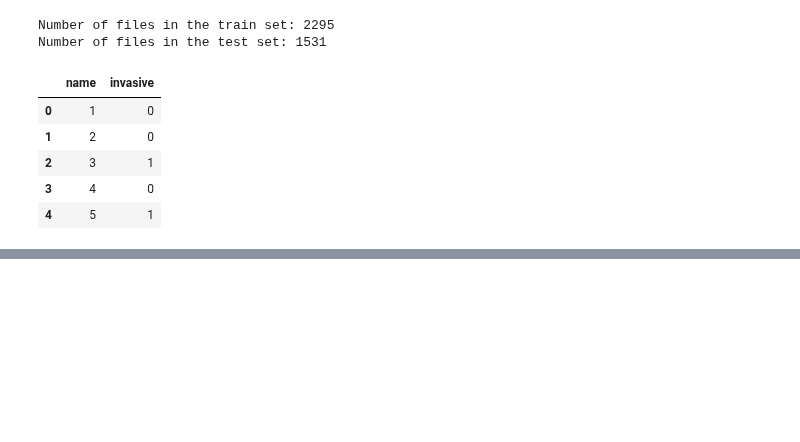
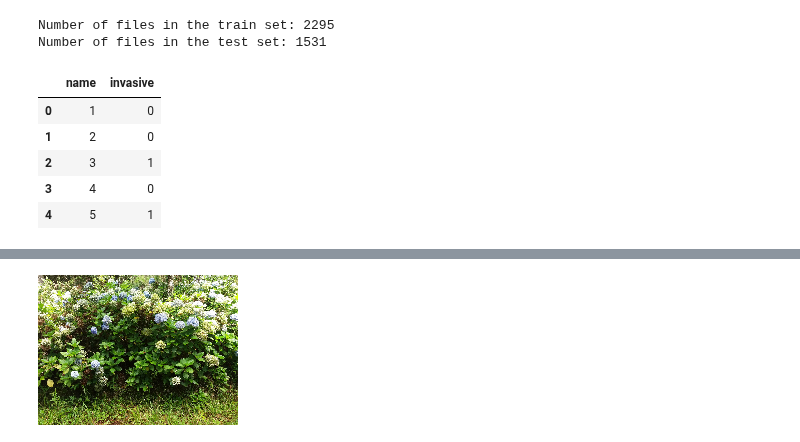
Before and after one commit to alekseisolovev/kaggle, a Jupyter notebook: invasive-species/nn_vgg16.ipynb, the cells around one changed output, grey strips where cells are left out. Drawn from its saved outputs; the diff is of its cells as text; code cells hidden in the pictures; blank space fills up the shorter version.

```diff
--- a/invasive-species/nn_vgg16.ipynb
+++ b/invasive-species/nn_vgg16.ipynb
@@ -67,3 +90,7 @@ for i in range(795):
+# %%
+array_to_img(X_tr[2])
+# %% [output]
+[figure, added]
 # %%
 from keras.models import Sequential, Model, load_model
 from keras import applications
```
Also changed, not shown: parts of 26 cells of this notebook.
